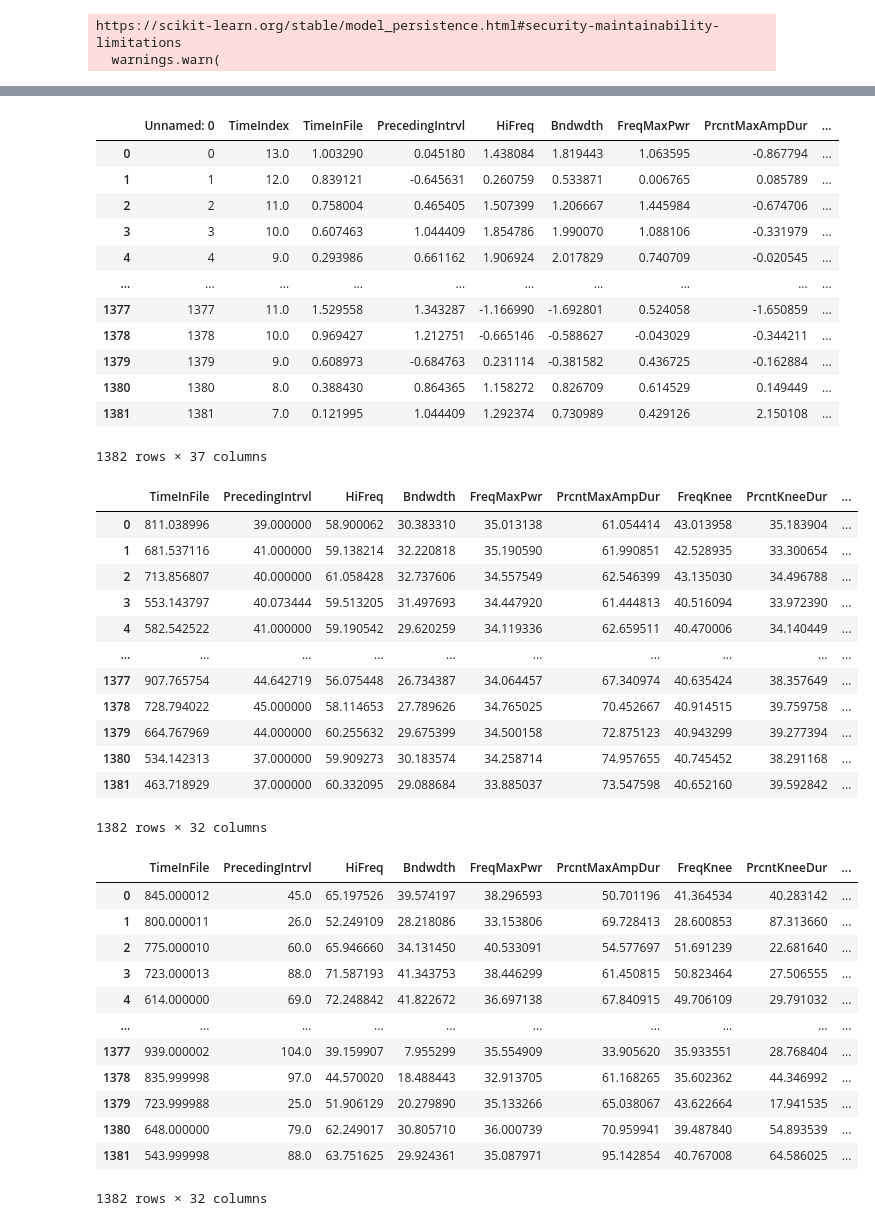
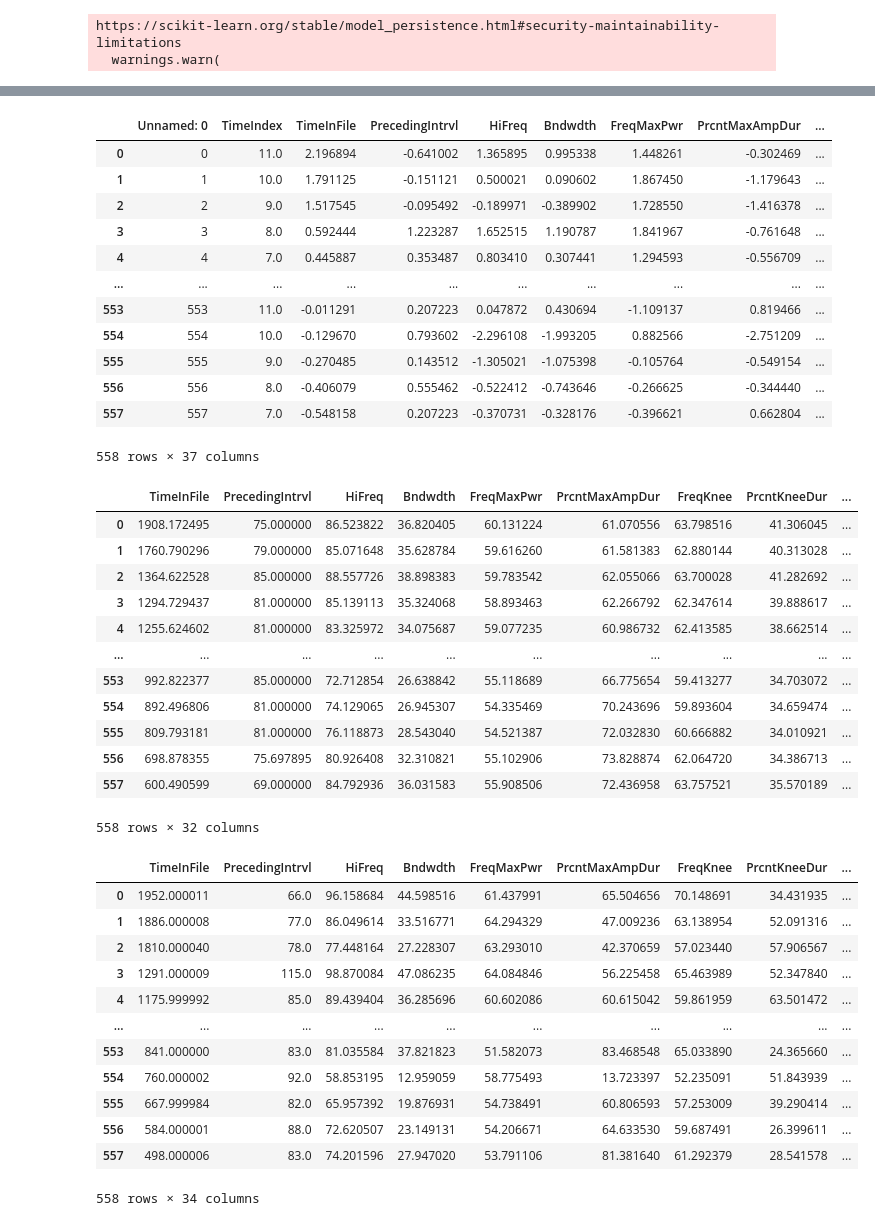
Before and after one commit to paepcke/bats, a Jupyter notebook: src/andrew/intermodel_confidence.ipynb, the cells around one changed output, grey strips where cells are left out. Cells and saved outputs as stored; diff of their text form; code cells hidden in the pictures.

```diff
--- a/src/andrew/intermodel_confidence.ipynb
+++ b/src/andrew/intermodel_confidence.ipynb
@@ -9,0 +23,5 @@ output_folder = "../../bats_transformer/outputs/july_daytime_new_mask_11_5"
+# %%
+# Nighttime recordings (max 2 seconds) from the lake in Jan-Feb 2022, filtered to only include Myca (Myotis californicus) chirps
+output_folder = "../../bats_transformer/outputs/2022_lake_2secs_myca_quantile_1_28"
+dataset_path = "../../bats_transformer/data/2022_lake_2secs_myca/splits"
+raw_audio_folder = None
@@ -374,52 +404,55 @@ df_list[0]
 truth_list[0]
 # %% [output]
 |  | Unnamed: 0 | TimeIndex | TimeInFile | PrecedingIntrvl | HiFreq | Bndwdth | FreqMaxPwr | PrcntMaxAmpDur | ... |
-| 0 | 0 | 13.0 | 1.003290 | 0.045180 | 1.438084 | 1.819443 | 1.063595 | -0.867794 | ... |
-| 1 | 1 | 12.0 | 0.839121 | -0.645631 | 0.260759 | 0.533871 | 0.006765 | 0.085789 | ... |
-| 2 | 2 | 11.0 | 0.758004 | 0.465405 | 1.507399 | 1.206667 | 1.445984 | -0.674706 | ... |
-| 3 | 3 | 10.0 | 0.607463 | 1.044409 | 1.854786 | 1.990070 | 1.088106 | -0.331979 | ... |
-| 4 | 4 | 9.0 | 0.293986 | 0.661162 | 1.906924 | 2.017829 | 0.740709 | -0.020545 | ... |
+| 0 | 0 | 11.0 | 2.196894 | -0.641002 | 1.365895 | 0.995338 | 1.448261 | -0.302469 | ... |
+| 1 | 1 | 10.0 | 1.791125 | -0.151121 | 0.500021 | 0.090602 | 1.867450 | -1.179643 | ... |
+| 2 | 2 | 9.0 | 1.517545 | -0.095492 | -0.189971 | -0.389902 | 1.728550 | -1.416378 | ... |
+| 3 | 3 | 8.0 | 0.592444 | 1.223287 | 1.652515 | 1.190787 | 1.841967 | -0.761648 | ... |
+| 4 | 4 | 7.0 | 0.445887 | 0.353487 | 0.803410 | 0.307441 | 1.294593 | -0.556709 | ... |
 | ... | ... | ... | ... | ... | ... | ... | ... | ... | ... |
-| 1377 | 1377 | 11.0 | 1.529558 | 1.343287 | -1.166990 | -1.692801 | 0.524058 | -1.650859 | ... |
-| 1378 | 1378 | 10.0 | 0.969427 | 1.212751 | -0.665146 | -0.588627 | -0.043029 | -0.344211 | ... |
-| 1379 | 1379 | 9.0 | 0.608973 | -0.684763 | 0.231114 | -0.381582 | 0.436725 | -0.162884 | ... |
-| 1380 | 1380 | 8.0 | 0.388430 | 0.864365 | 1.158272 | 0.826709 | 0.614529 | 0.149449 | ... |
-| 1381 | 1381 | 7.0 | 0.121995 | 1.044409 | 1.292374 | 0.730989 | 0.429126 | 2.150108 | ... |
+| 553 | 553 | 11.0 | -0.011291 | 0.207223 | 0.047872 | 0.430694 | -1.109137 | 0.819466 | ... |
+| 554 | 554 | 10.0 | -0.129670 | 0.793602 | -2.296108 | -1.993205 | 0.882566 | -2.751209 | ... |
+| 555 | 555 | 9.0 | -0.270485 | 0.143512 | -1.305021 | -1.075398 | -0.105764 | -0.549154 | ... |
+| 556 | 556 | 8.0 | -0.406079 | 0.555462 | -0.522412 | -0.743646 | -0.266625 | -0.344440 | ... |
+| 557 | 557 | 7.0 | -0.548158 | 0.207223 | -0.370731 | -0.328176 | -0.396621 | 0.662804 | ... |
-1382 rows × 37 columns
+558 rows × 37 columns
 # %%
 unscaled_df_0 = unscale(df_list[0])
 unscaled_df_0
 # %% [output]
 |  | TimeInFile | PrecedingIntrvl | HiFreq | Bndwdth | FreqMaxPwr | PrcntMaxAmpDur | FreqKnee | PrcntKneeDur | ... |
-| 0 | 811.038996 | 39.000000 | 58.900062 | 30.383310 | 35.013138 | 61.054414 | 43.013958 | 35.183904 | ... |
-| 1 | 681.537116 | 41.000000 | 59.138214 | 32.220818 | 35.190590 | 61.990851 | 42.528935 | 33.300654 | ... |
-| 2 | 713.856807 | 40.000000 | 61.058428 | 32.737606 | 34.557549 | 62.546399 | 43.135030 | 34.496788 | ... |
-| 3 | 553.143797 | 40.073444 | 59.513205 | 31.497693 | 34.447920 | 61.444813 | 40.516094 | 33.972390 | ... |
-| 4 | 582.542522 | 41.000000 | 59.190542 | 29.620259 | 34.119336 | 62.659511 | 40.470006 | 34.140449 | ... |
+| 0 | 1908.172495 | 75.000000 | 86.523822 | 36.820405 | 60.131224 | 61.070556 | 63.798516 | 41.306045 | ... |
+| 1 | 1760.790296 | 79.000000 | 85.071648 | 35.628784 | 59.616260 | 61.581383 | 62.880144 | 40.313028 | ... |
+| 2 | 1364.622528 | 85.000000 | 88.557726 | 38.898383 | 59.783542 | 62.055066 | 63.700028 | 41.282692 | ... |
+| 3 | 1294.729437 | 81.000000 | 85.139113 | 35.324068 | 58.893463 | 62.266792 | 62.347614 | 39.888617 | ... |
+| 4 | 1255.624602 | 81.000000 | 83.325972 | 34.075687 | 59.077235 | 60.986732 | 62.413585 | 38.662514 | ... |
 | ... | ... | ... | ... | ... | ... | ... | ... | ... | ... |
-| 1377 | 907.765754 | 44.642719 | 56.075448 | 26.734387 | 34.064457 | 67.340974 | 40.635424 | 38.357649 | ... |
-| 1378 | 728.794022 | 45.000000 | 58.114653 | 27.789626 | 34.765025 | 70.452667 | 40.914515 | 39.759758 | ... |
-| 1379 | 664.767969 | 44.000000 | 60.255632 | 29.675399 | 34.500158 | 72.875123 | 40.943299 | 39.277394 | ... |
-| 1380 | 534.142313 | 37.000000 | 59.909273 | 30.183574 | 34.258714 | 74.957655 | 40.745452 | 38.291168 | ... |
-| 1381 | 463.718929 | 37.000000 | 60.332095 | 29.088684 | 33.885037 | 73.547598 | 40.652160 | 39.592842 | ... |
+| 553 | 992.822377 | 85.000000 | 72.712854 | 26.638842 | 55.118689 | 66.775654 | 59.413277 | 34.703072 | ... |
+| 554 | 892.496806 | 81.000000 | 74.129065 | 26.945307 | 54.335469 | 70.243696 | 59.893604 | 34.659474 | ... |
+| 555 | 809.793181 | 81.000000 | 76.118873 | 28.543040 | 54.521387 | 72.032830 | 60.666882 | 34.010921 | ... |
+| 556 | 698.878355 | 75.697895 | 80.926408 | 32.310821 | 55.102906 | 73.828874 | 62.064720 | 34.386713 | ... |
+| 557 | 600.490599 | 69.000000 | 84.792936 | 36.031583 | 55.908506 | 72.436958 | 63.757521 | 35.570189 | ... |
-1382 rows × 32 columns
+558 rows × 32 columns
 # %%
 unscaled_truth_list_0 = unscale(truth_list[0])
+# add file_id and chirp_idx back to unscaled_truth_list_0
+unscaled_truth_list_0['file_id'] = truth_list[0]['file_id'].astype(int)
+unscaled_truth_list_0['chirp_idx'] = truth_list[0]['chirp_idx'].astype(int)
 unscaled_truth_list_0
 # %% [output]
 |  | TimeInFile | PrecedingIntrvl | HiFreq | Bndwdth | FreqMaxPwr | PrcntMaxAmpDur | FreqKnee | PrcntKneeDur | ... |
-| 0 | 845.000012 | 45.0 | 65.197526 | 39.574197 | 38.296593 | 50.701196 | 41.364534 | 40.283142 | ... |
-| 1 | 800.000011 | 26.0 | 52.249109 | 28.218086 | 33.153806 | 69.728413 | 28.600853 | 87.313660 | ... |
-| 2 | 775.000010 | 60.0 | 65.946660 | 34.131450 | 40.533091 | 54.577697 | 51.691239 | 22.681640 | ... |
-| 3 | 723.000013 | 88.0 | 71.587193 | 41.343753 | 38.446299 | 61.450815 | 50.823464 | 27.506555 | ... |
-| 4 | 614.000000 | 69.0 | 72.248842 | 41.822672 | 36.697138 | 67.840915 | 49.706109 | 29.791032 | ... |
+| 0 | 1952.000011 | 66.0 | 96.158684 | 44.598516 | 61.437991 | 65.504656 | 70.148691 | 34.431935 | ... |
+| 1 | 1886.000008 | 77.0 | 86.049614 | 33.516771 | 64.294329 | 47.009236 | 63.138954 | 52.091316 | ... |
+| 2 | 1810.000040 | 78.0 | 77.448164 | 27.228307 | 63.293010 | 42.370659 | 57.023440 | 57.906567 | ... |
+| 3 | 1291.000009 | 115.0 | 98.870084 | 47.086235 | 64.084846 | 56.225458 | 65.463989 | 52.347840 | ... |
+| 4 | 1175.999992 | 85.0 | 89.439404 | 36.285696 | 60.602086 | 60.615042 | 59.861959 | 63.501472 | ... |
 | ... | ... | ... | ... | ... | ... | ... | ... | ... | ... |
-| 1377 | 939.000002 | 104.0 | 39.159907 | 7.955299 | 35.554909 | 33.905620 | 35.933551 | 28.768404 | ... |
-| 1378 | 835.999998 | 97.0 | 44.570020 | 18.488443 | 32.913705 | 61.168265 | 35.602362 | 44.346992 | ... |
-| 1379 | 723.999988 | 25.0 | 51.906129 | 20.279890 | 35.133266 | 65.038067 | 43.622664 | 17.941535 | ... |
-| 1380 | 648.000000 | 79.0 | 62.249017 | 30.805710 | 36.000739 | 70.959941 | 39.487840 | 54.893539 | ... |
-| 1381 | 543.999998 | 88.0 | 63.751625 | 29.924361 | 35.087971 | 95.142854 | 40.767008 | 64.586025 | ... |
+| 553 | 841.000000 | 83.0 | 81.035584 | 37.821823 | 51.582073 | 83.468548 | 65.033890 | 24.365660 | ... |
+| 554 | 760.000002 | 92.0 | 58.853195 | 12.959059 | 58.775493 | 13.723397 | 52.235091 | 51.843939 | ... |
+| 555 | 667.999984 | 82.0 | 65.957392 | 19.876931 | 54.738491 | 60.806593 | 57.253009 | 39.290414 | ... |
+| 556 | 584.000001 | 88.0 | 72.620507 | 23.149131 | 54.206671 | 64.633530 | 59.687491 | 26.399611 | ... |
+| 557 | 498.000006 | 83.0 | 74.201596 | 27.947020 | 53.791106 | 81.381640 | 61.292379 | 28.541578 | ... |
-1382 rows × 32 columns
+558 rows × 34 columns
 # %%
 # plt.hist(unscaled_truth_list_0["UpprKnToKnAmp"], bins=100);
 # %%
```
Also changed, not shown: parts of 100 cells of this notebook, 1 other file.
